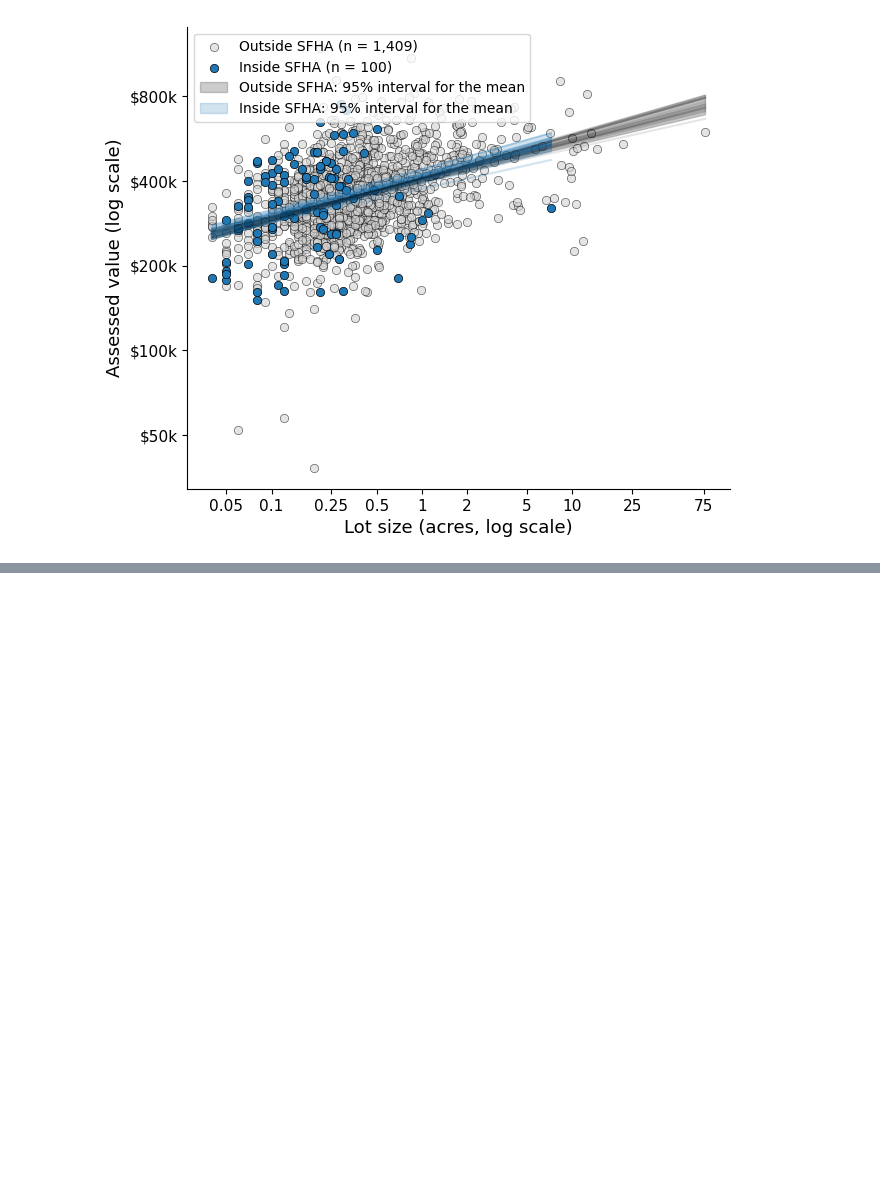
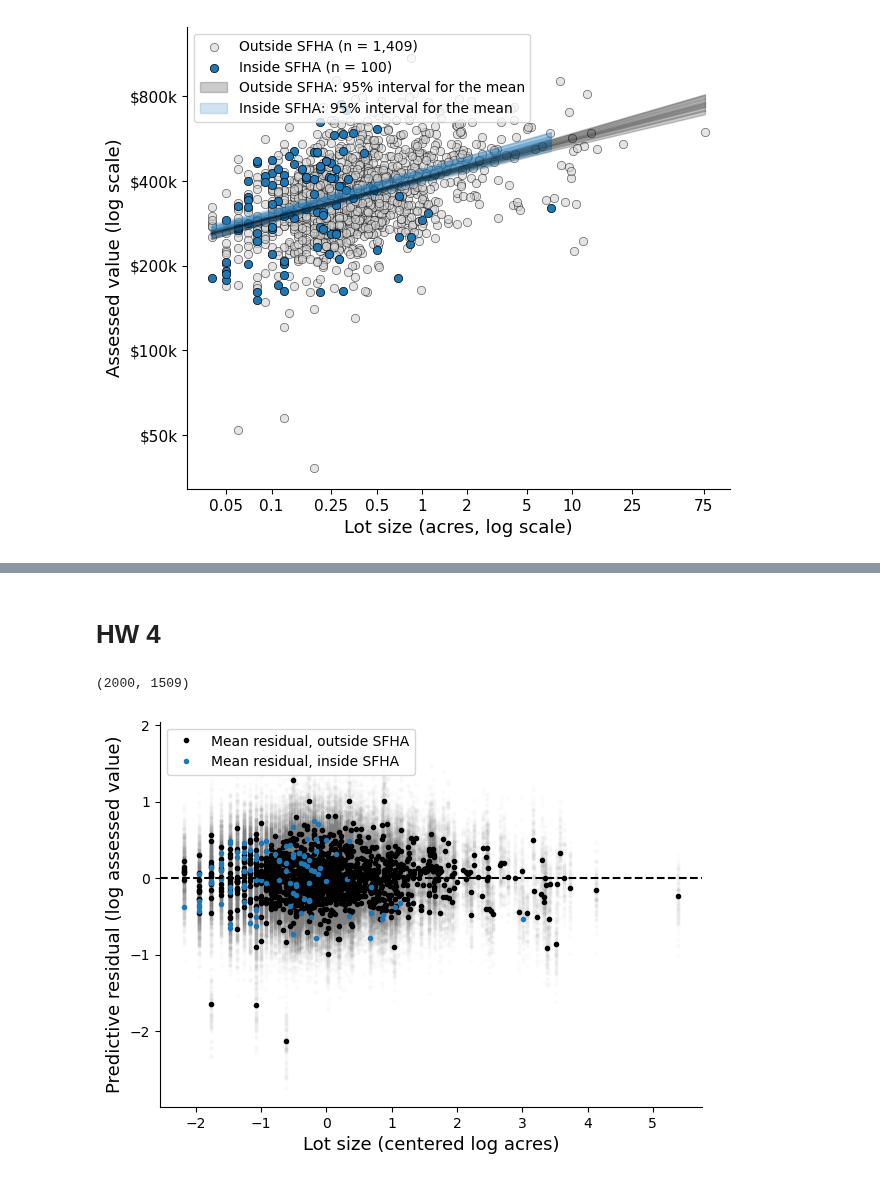
Before and after one commit to marobinette/bayesian_statistics, a Jupyter notebook: portfolio/2/hw2_robinette.ipynb, the cells around one changed output, grey strips where cells are left out. Cells and saved outputs as stored; diff of their text form; code cells hidden in the pictures; blank space fills up the shorter version.

Commit message:
model criticism

```diff
--- a/portfolio/2/hw2_robinette.ipynb
+++ b/portfolio/2/hw2_robinette.ipynb
@@ -374,0 +410,33 @@ plt.savefig('figures/posterior_predictive_datasets.png', dpi=300)
+# %% [markdown]
+# HW 4
+# %%
+print(Y_rep_multiple.shape) # each row (2000) is one Montpelier 1509 log assessed values generated from one posterior draw
+x_lot = X[:, 1]
+# %% [output]
+(2000, 1509)
+# %%
+# What a residual is here. For parcel i and simulated town s,
+# the residual is Y[i] - y_rep[s, i]: the real log value minus
+# what that simulated town produced for the same parcel.
+# Averaged over all 2,000 towns, it is roughly
+# “real value minus the model’s predicted mean” for that parcel.
+# Module 13 plots both layers: the gray cloud for individual draws
+# and dots for the averages.
+
+residual = Y - Y_rep_multiple                 # (2000, 1509): row s = real values minus simulated town s
+mean_res = residual.mean(axis=0)     # (1509,): average residual per parcel
+
+plt.figure(figsize=(7, 5))
+for s in rng.choice(len(residual), size=100, replace=False):
+    plt.scatter(x_lot, residual[s], color='gray', alpha=0.02, s=4)
+plt.plot(x_lot[~in_zone], mean_res[~in_zone], 'o', ms=3, color='k', label='Mean residual, outside SFHA')
+plt.plot(x_lot[in_zone],  mean_res[in_zone],  'o', ms=3, color='tab:blue', label='Mean residual, inside SFHA')
+plt.axhline(0, color='k', linestyle='--')
+plt.xlabel('Lot size (centered log acres)', fontsize=13)
+plt.ylabel('Predictive residual (log assessed value)', fontsize=13)
+plt.legend(loc='upper left')
+plt.gca().spines[['top', 'right']].set_visible(False)
+plt.savefig('figures/residuals_vs_lot_baseline.png', dpi=300)
+plt.show()
+# %% [output]
+[figure, added]
```
Also changed, not shown: parts of 20 cells of this notebook, 11 other files.
